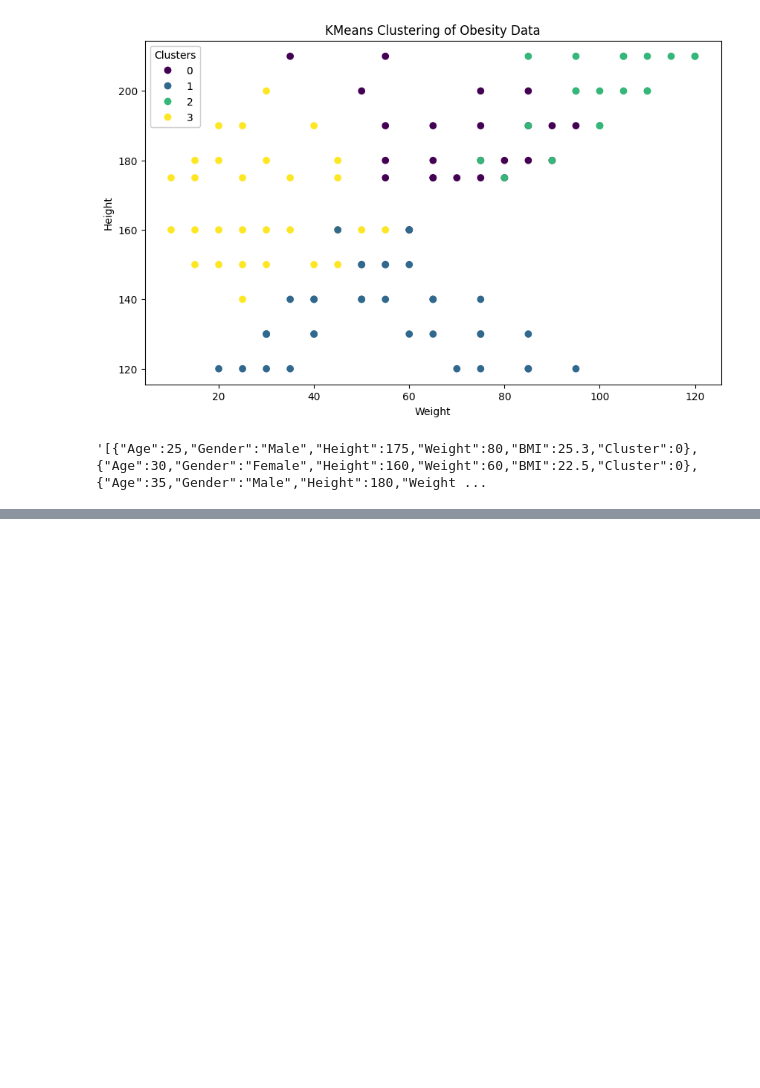
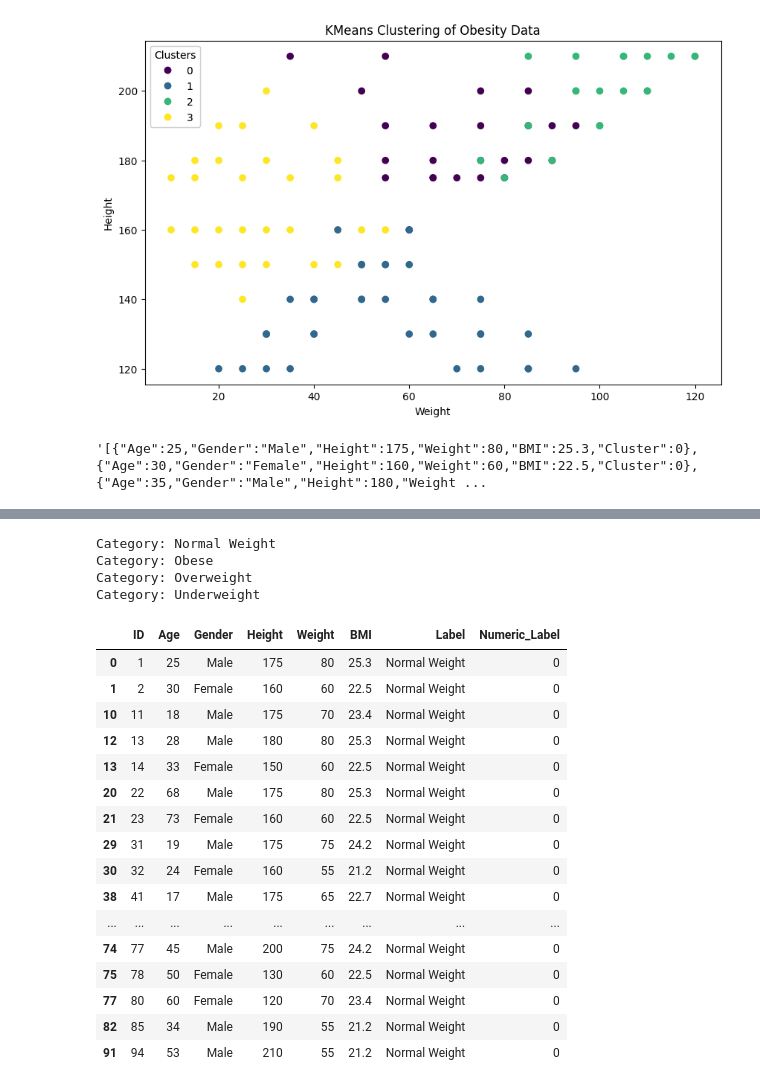
Before and after one commit to Heitorsaulo/Cluster_classification, a Jupyter notebook: Cleaning_dataset.ipynb, the cells around one changed output, grey strips where cells are left out. Drawn from its saved outputs; the diff is of its cells as text; code cells hidden in the pictures; blank space fills up the shorter version.

```diff
--- a/Cleaning_dataset.ipynb
+++ b/Cleaning_dataset.ipynb
@@ -195,0 +241,31 @@ Por favor, apresente os resultados de forma organizada, indicando claramente a q
+# %%
+groups_cluster = []
+groups = df.groupby('Label')
+for category, group in groups:
+    print(f"Category: {category}")
+    groups_cluster.append(group)
+# %% [output]
+Category: Normal Weight
+Category: Obese
+Category: Overweight
+Category: Underweight
+# %%
+groups_cluster[0]
+# %% [output]
+|  | ID | Age | Gender | Height | Weight | BMI | Label | Numeric_Label |
+| 0 | 1 | 25 | Male | 175 | 80 | 25.3 | Normal Weight | 0 |
+| 1 | 2 | 30 | Female | 160 | 60 | 22.5 | Normal Weight | 0 |
+| 10 | 11 | 18 | Male | 175 | 70 | 23.4 | Normal Weight | 0 |
+| 12 | 13 | 28 | Male | 180 | 80 | 25.3 | Normal Weight | 0 |
+| 13 | 14 | 33 | Female | 150 | 60 | 22.5 | Normal Weight | 0 |
+| 20 | 22 | 68 | Male | 175 | 80 | 25.3 | Normal Weight | 0 |
+| 21 | 23 | 73 | Female | 160 | 60 | 22.5 | Normal Weight | 0 |
+| 29 | 31 | 19 | Male | 175 | 75 | 24.2 | Normal Weight | 0 |
+| 30 | 32 | 24 | Female | 160 | 55 | 21.2 | Normal Weight | 0 |
+| 38 | 41 | 17 | Male | 175 | 65 | 22.7 | Normal Weight | 0 |
+| ... | ... | ... | ... | ... | ... | ... | ... | ... |
+| 74 | 77 | 45 | Male | 200 | 75 | 24.2 | Normal Weight | 0 |
+| 75 | 78 | 50 | Female | 130 | 60 | 22.5 | Normal Weight | 0 |
+| 77 | 80 | 60 | Female | 120 | 70 | 23.4 | Normal Weight | 0 |
+| 82 | 85 | 34 | Male | 190 | 55 | 21.2 | Normal Weight | 0 |
+| 91 | 94 | 53 | Male | 210 | 55 | 21.2 | Normal Weight | 0 |
```
Also changed, not shown: parts of 12 cells of this notebook, 1 other file.
